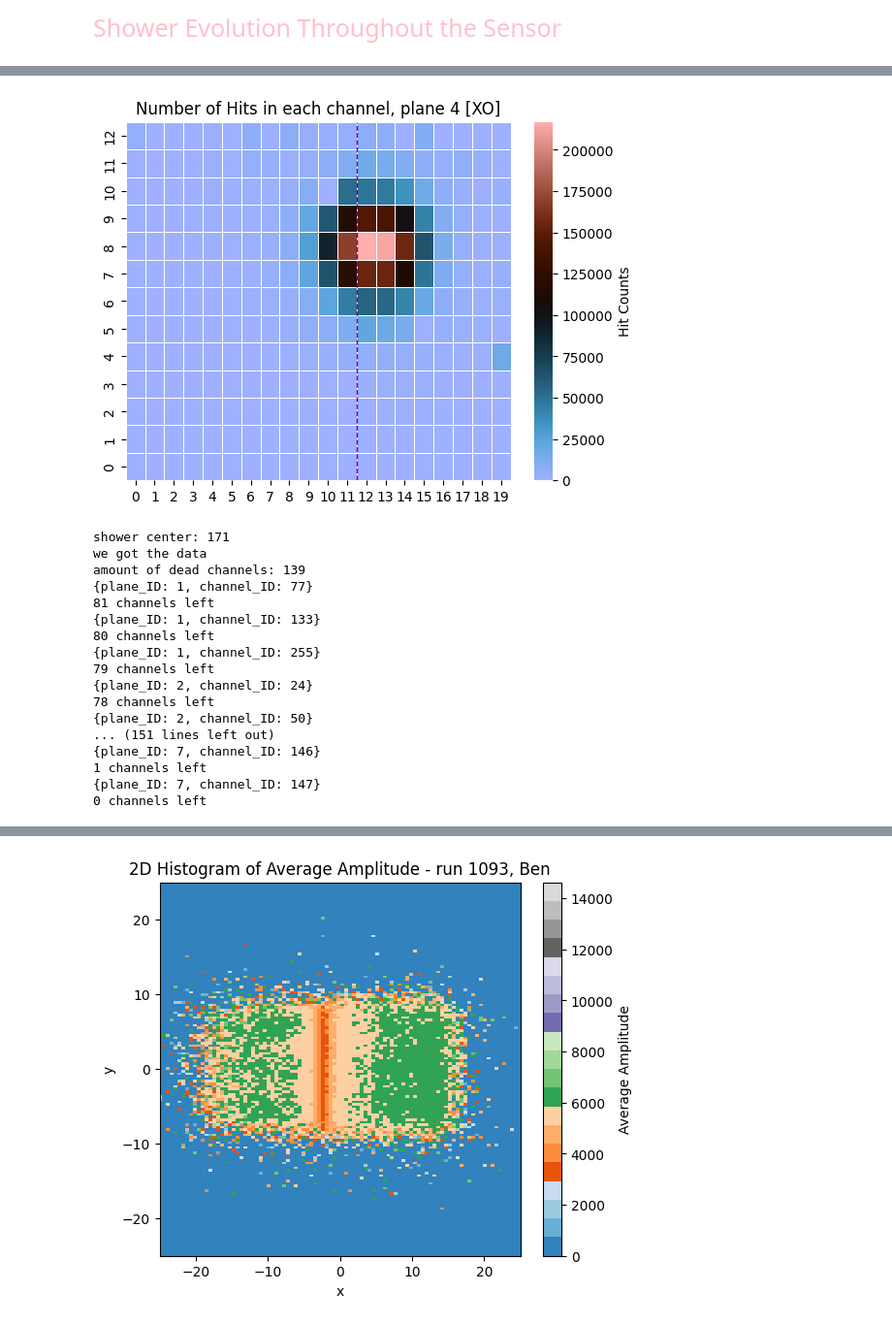
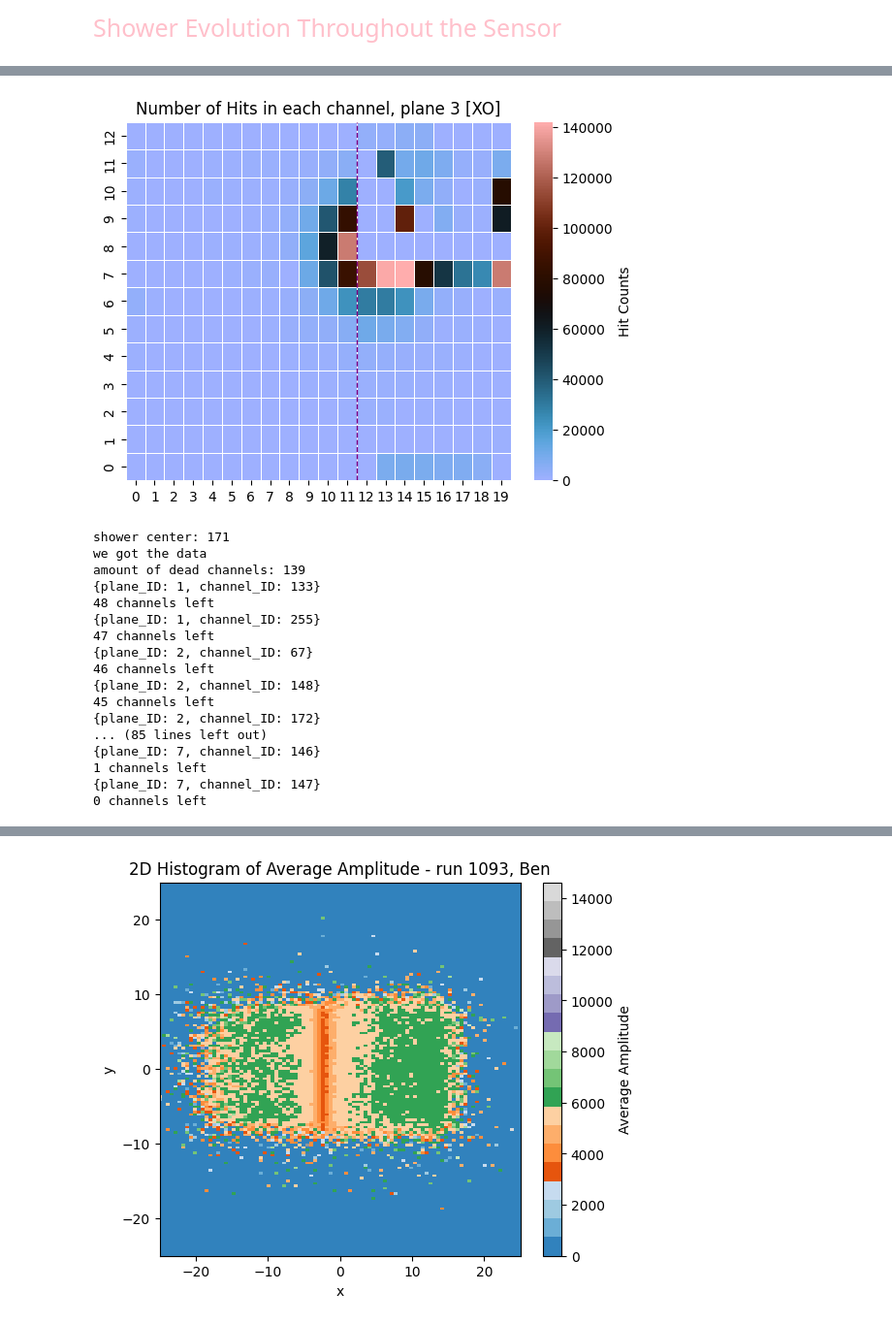
Before and after one commit to Ben-David-Ben/F-Cal-TB-Project, a Jupyter notebook: TB2025_Gap_1080_Reco.ipynb, the cells around one changed output, grey strips where cells are left out. Shown at 97% size. Drawn from its saved outputs; the diff is of its cells as text; code cells hidden in the pictures.

```diff
--- a/TB2025_Gap_1080_Reco.ipynb
+++ b/TB2025_Gap_1080_Reco.ipynb
@@ -70,26 +69,26 @@ rf.event_shower_energy_vs_X_position(hit_data, specific_Y=8)
 # %%
 data_scope = sf.DUT_TELE_merge(1080)
 # %%
-rf.hits_amount_colormap_single_plane(data_scope.hits, 4)
+rf.hits_amount_colormap_single_plane(data_scope.hits, 3)
 # %% [output]
-[figure, old version]
+[figure, new version]
 # %%
 path = "TB_FIRE\TB_reco\TB_FIRE_1080_raw_reco_diagnostics.root"
-a = rf.reconstruct_data_all_dead_pads(data_scope,7,path)
+a = rf.reconstruct_data_all_dead_pads(data_scope,5,path)
 # %% [output]
 shower center: 171
 we got the data
 amount of dead channels: 139
-{plane_ID: 1, channel_ID: 77}
-81 channels left
 {plane_ID: 1, channel_ID: 133}
-80 channels left
+48 channels left
 {plane_ID: 1, channel_ID: 255}
-79 channels left
-{plane_ID: 2, channel_ID: 24}
-78 channels left
-{plane_ID: 2, channel_ID: 50}
-... (151 lines left out)
+47 channels left
+{plane_ID: 2, channel_ID: 67}
+46 channels left
+{plane_ID: 2, channel_ID: 148}
+45 channels left
+{plane_ID: 2, channel_ID: 172}
+... (85 lines left out)
 {plane_ID: 7, channel_ID: 146}
 1 channels left
 {plane_ID: 7, channel_ID: 147}
```
Also changed, not shown: parts of 5 cells of this notebook, 6 other files.
